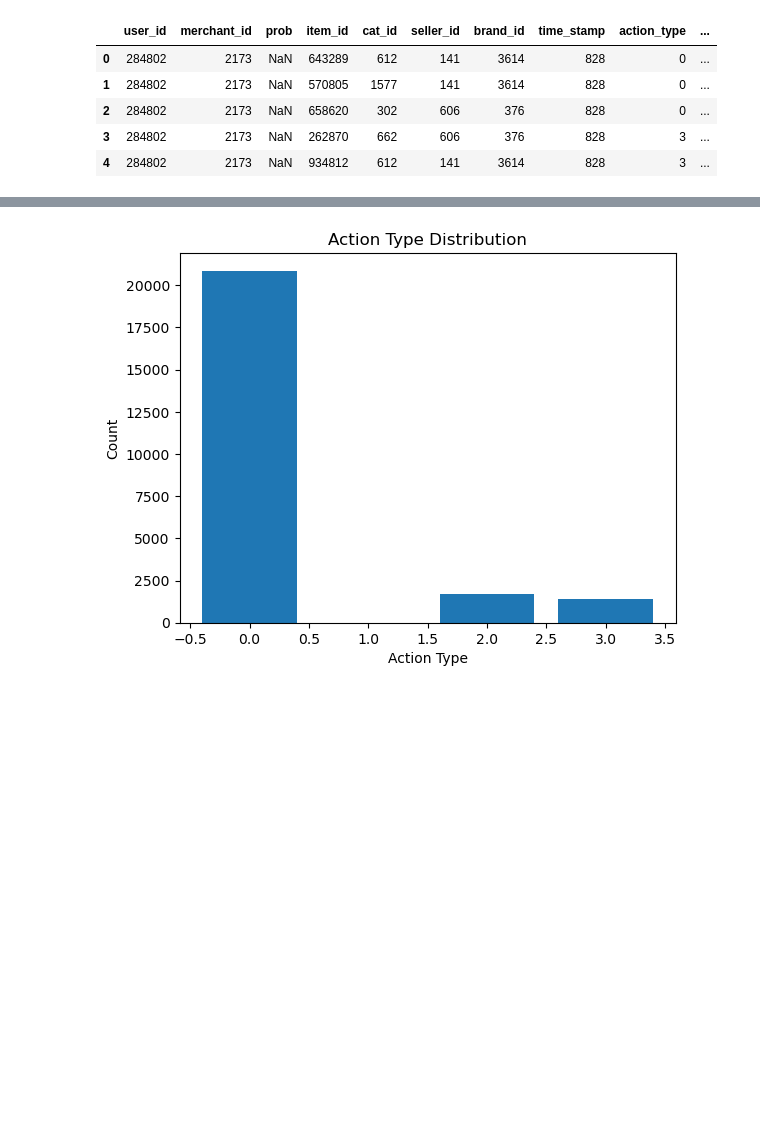
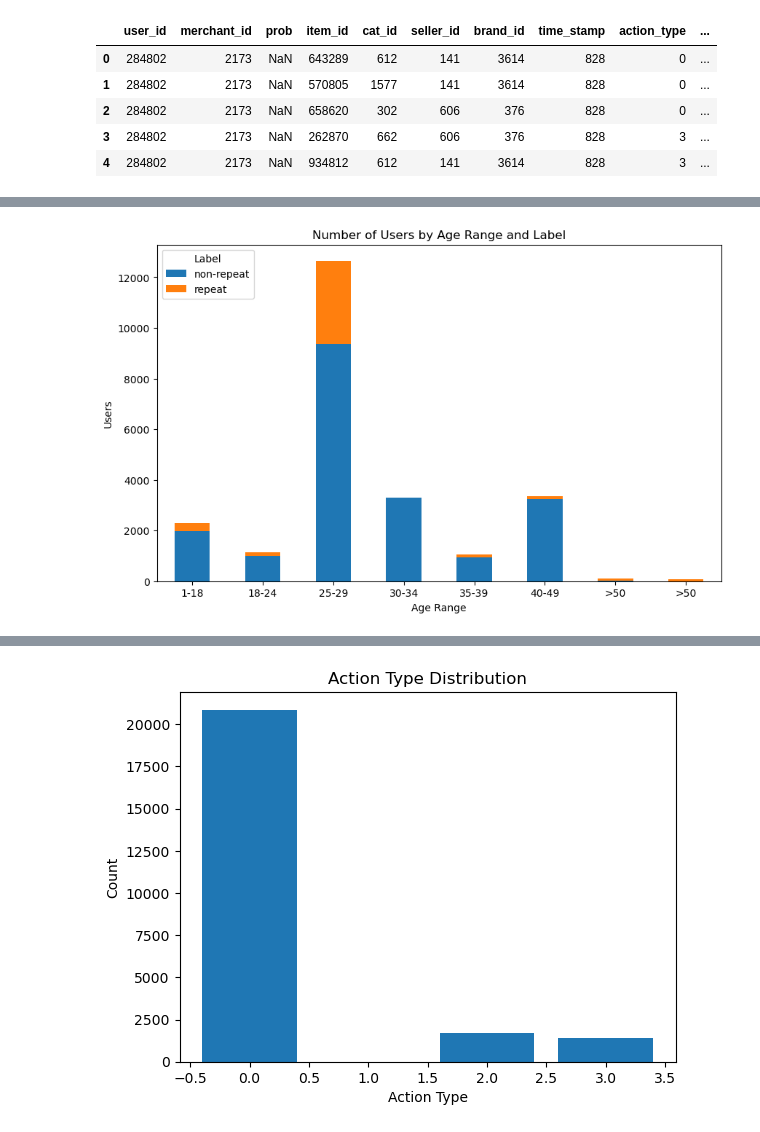
Before and after one commit to pratikjadhav2726/Group7-CECS550, a Jupyter notebook: EDA/EDA.ipynb, the cells around one changed output, grey strips where cells are left out. Saved outputs shown, nothing was run; the diff lists cells and outputs as text; code cells hidden in the pictures; blank space fills up the shorter version.

```diff
--- a/EDA/EDA.ipynb
+++ b/EDA/EDA.ipynb
@@ -28,3 +44,26 @@ df_train['age_range'].value_counts().plot(kind='barh')
+# %%
+import matplotlib.pyplot as plt
+
+# Group the data by age_range and label, and count the number of users in each group
+age_counts = df_train.groupby(['age_range', 'label'])['user_id'].count().unstack()
+age_counts.columns = ['non-repeat', 'repeat']
+# Plot the stacked bar chart
+ax = age_counts.plot(kind='bar', stacked=True, figsize=(10, 6))
+
+# Set the axis labels and title
+ax.set_ylabel('Users')
+ax.set_xlabel('Age Range')
+ax.set_title('Number of Users by Age Range and Label')
+
+# Label the x-axis tick labels with the age range labels
+ax.set_xticklabels(['1-18', '18-24', '25-29', '30-34', '35-39','40-49','>50','>50'], rotation=0)
+# Add the legend
+ax.legend(title='Label', loc='upper left')
+
+# Show the plot
+plt.show()
+# %% [output]
+[figure, added]
 # %%
 df_train.describe()
 # %% [output]
```
Also changed, not shown: parts of 3 cells of this notebook, 14 other files.
